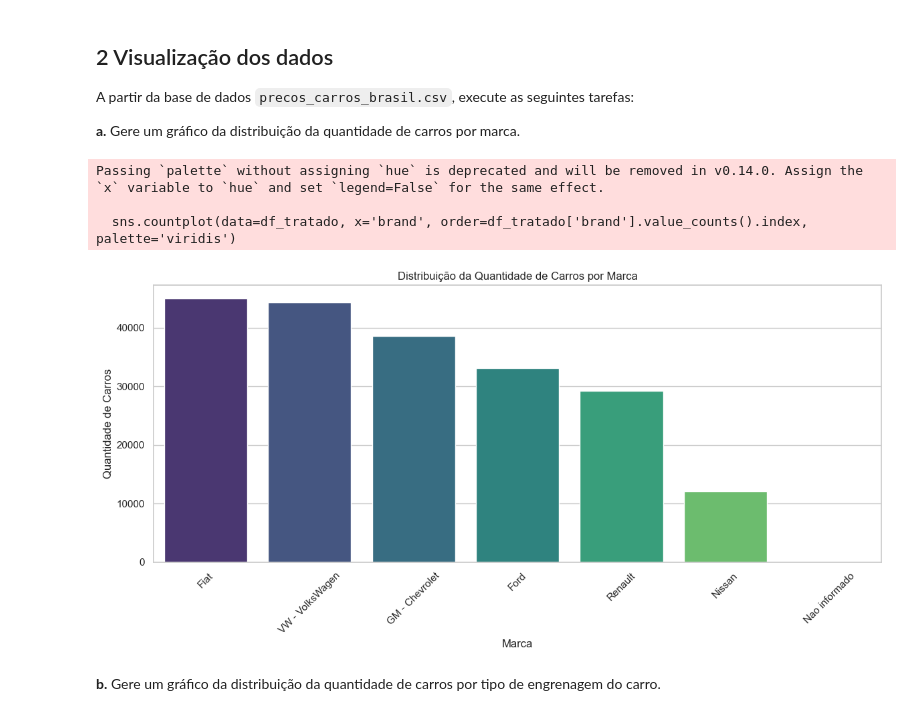
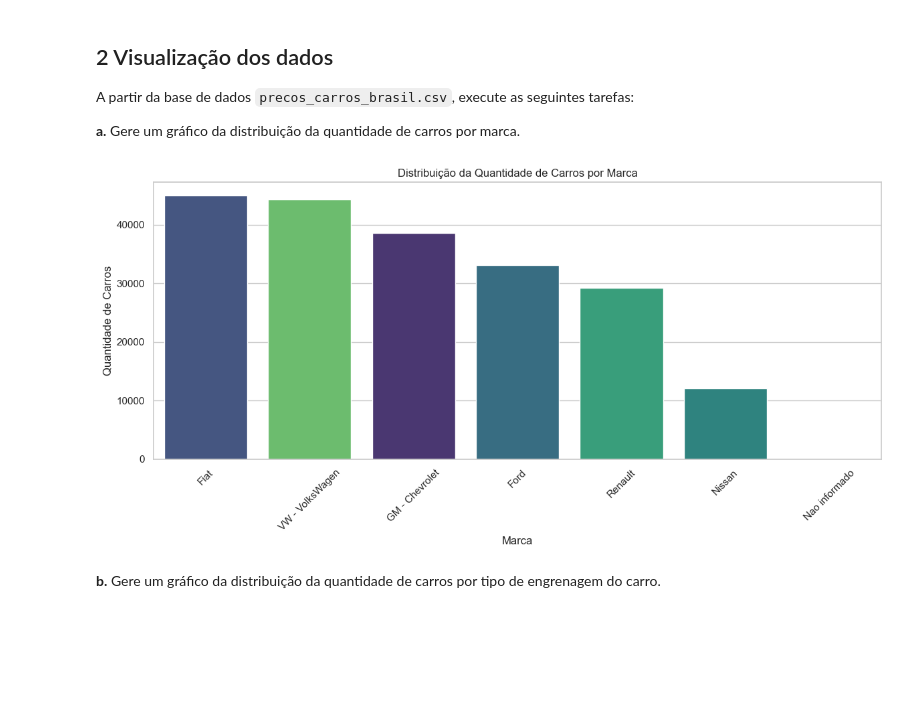
Before and after one commit to EduardoFelixNeto/trabalhoLinguagemProgramacaoAplicada, a Jupyter notebook: analise_exploratoria_precos_carros_brasil.ipynb, the cells around one changed output. Cells and saved outputs as stored; diff of their text form; code cells hidden in the pictures; blank space fills up the shorter version.

```diff
--- a/analise_exploratoria_precos_carros_brasil.ipynb
+++ b/analise_exploratoria_precos_carros_brasil.ipynb
@@ -240,22 +240,19 @@ A partir da base de dados `precos_carros_brasil.csv`, execute as seguintes taref
 # %%
 import pandas as pd
 import matplotlib.pyplot as plt
 import seaborn as sns
 
 sns.set_theme(style="whitegrid")
 plt.figure(figsize=(12, 6))
-sns.countplot(data=df_tratado, x='brand', order=df_tratado['brand'].value_counts().index, palette='viridis')
+sns.countplot(data=df_tratado, x='brand', hue='brand', order=df_tratado['brand'].value_counts().index, palette='viridis', legend=False)
 plt.title('Distribuição da Quantidade de Carros por Marca')
 plt.xlabel('Marca')
 plt.ylabel('Quantidade de Carros')
 plt.xticks(rotation=45)
 plt.tight_layout()
 plt.show()
 # %% [output]
-Passing `palette` without assigning `hue` is deprecated and will be removed in v0.14.0. Assign the `x` variable to `hue` and set `legend=False` for the same effect.
-
-  sns.countplot(data=df_tratado, x='brand', order=df_tratado['brand'].value_counts().index, palette='viridis')
-[figure, old version]
+[figure, new version]
 # %% [markdown]
 **b.** Gere um gráfico da distribuição da quantidade de carros por tipo de engrenagem do carro.
 # %%
```
Also changed, not shown: parts of 2 cells of this notebook.
